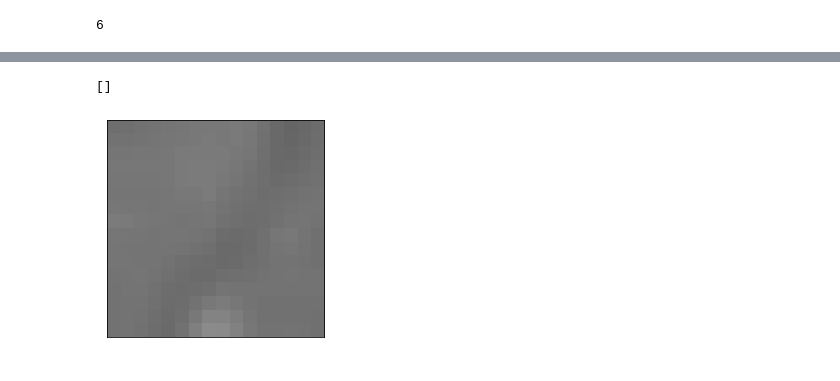
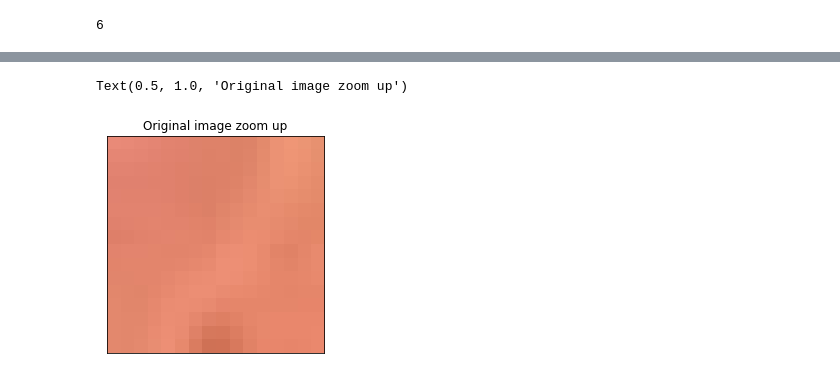
Before and after one commit to arockyu/python_beginner, a Jupyter notebook: jpeg_binary_data_analysis.ipynb, the cells around one changed output, grey strips where cells are left out. Drawn from its saved outputs; the diff is of its cells as text; code cells hidden in the pictures.

```diff
--- a/jpeg_binary_data_analysis.ipynb
+++ b/jpeg_binary_data_analysis.ipynb
@@ -2433,7 +2334,8 @@ array([[164, 163, 161, 159, 157, 156, 154, 154, 154, 153, 154, 161, 169,
 # %%
-imgplot = plt.imshow((Y_img[0:16,0:16]).astype(int),cmap="Greys",vmin=0,vmax=256)
+imgplot = plt.imshow(img[0:16,0:16])
 imgplot.axes.set_xticks([]) #x軸の目盛を削除
 imgplot.axes.set_yticks([]) #y軸の目盛を削除
+imgplot.axes.set_title("Original image zoom up" )
 # %% [output]
-[]
+Text(0.5, 1.0, 'Original image zoom up')
-[figure, old version]
+[figure, new version]
```
Also changed, not shown: parts of 30 cells of this notebook.
